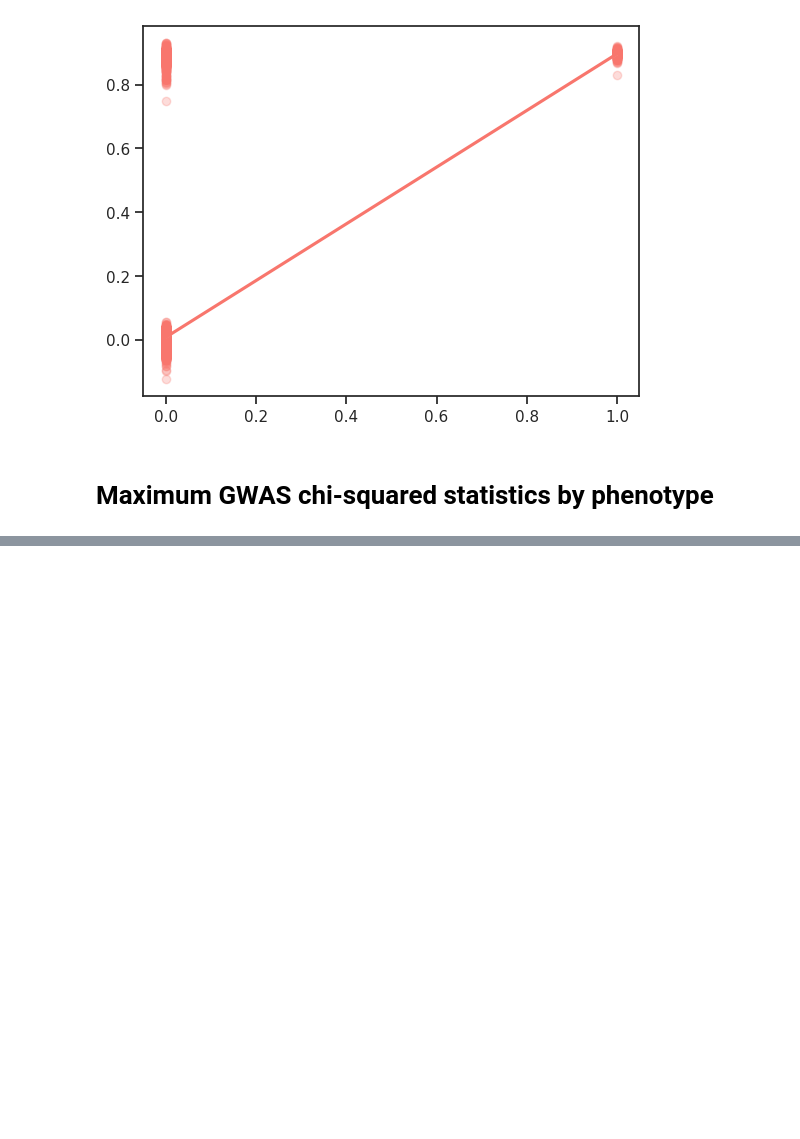
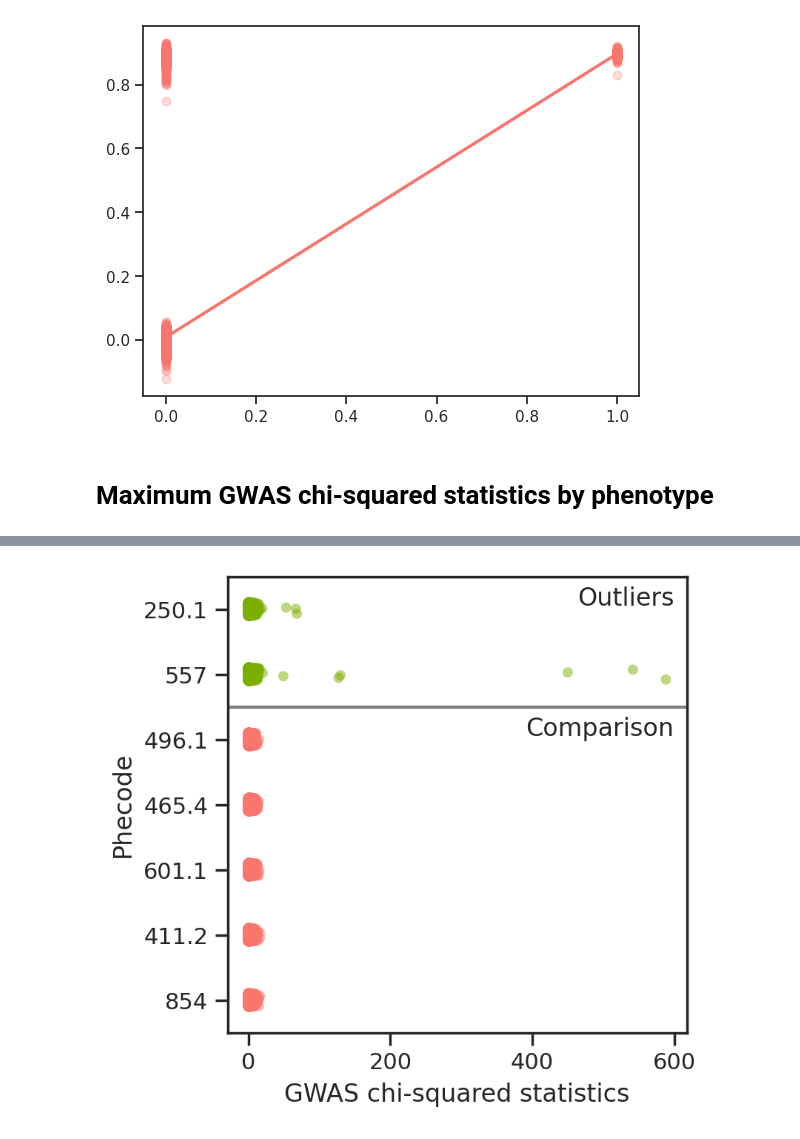
Before and after one commit to zietzm/webgwas-analysis, a Jupyter notebook: analyses/2.fit-quality/6-inspect-outliers.ipynb, the cells around one changed output, grey strips where cells are left out. Cells and saved outputs as stored; diff of their text form; code cells hidden in the pictures; blank space fills up the shorter version.

```diff
--- a/analyses/2.fit-quality/6-inspect-outliers.ipynb
+++ b/analyses/2.fit-quality/6-inspect-outliers.ipynb
@@ -306,0 +329,21 @@ gwas_df = (
+# %%
+plt.rcParams['figure.dpi'] = 200
+plt.figure(figsize=(4, 4))
+(
+    gwas_df
+    .with_columns(
+        pl.col("phenotype").cast(pl.Enum(phecodes + comparison))
+    )
+    .pipe(sns.stripplot, x="chisq_true", y="phenotype", hue="selected", alpha=0.5)
+)
+plt.axhline(y=1.5, color="gray")
+plt.text(x=600, horizontalalignment="right", y=-0.35, verticalalignment="top", s="Outliers")
+plt.text(x=600, horizontalalignment="right", y=1.65, verticalalignment="top", s="Comparison")
+plt.legend([],[], frameon=False)
+plt.xlabel("GWAS chi-squared statistics")
+plt.ylabel("Phecode")
+plt.savefig(
+    "img/outliers.png", dpi=400, format="png", bbox_inches='tight'
+)
+# %% [output]
+[figure, added]
```
Also changed, not shown: parts of 5 cells of this notebook, 1 other file.
